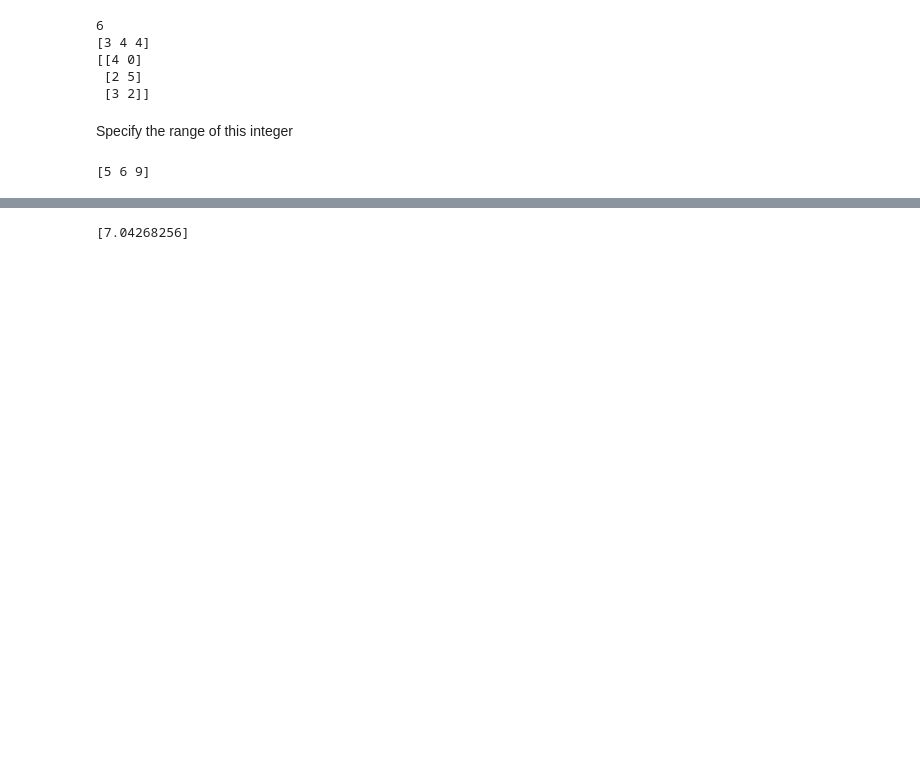
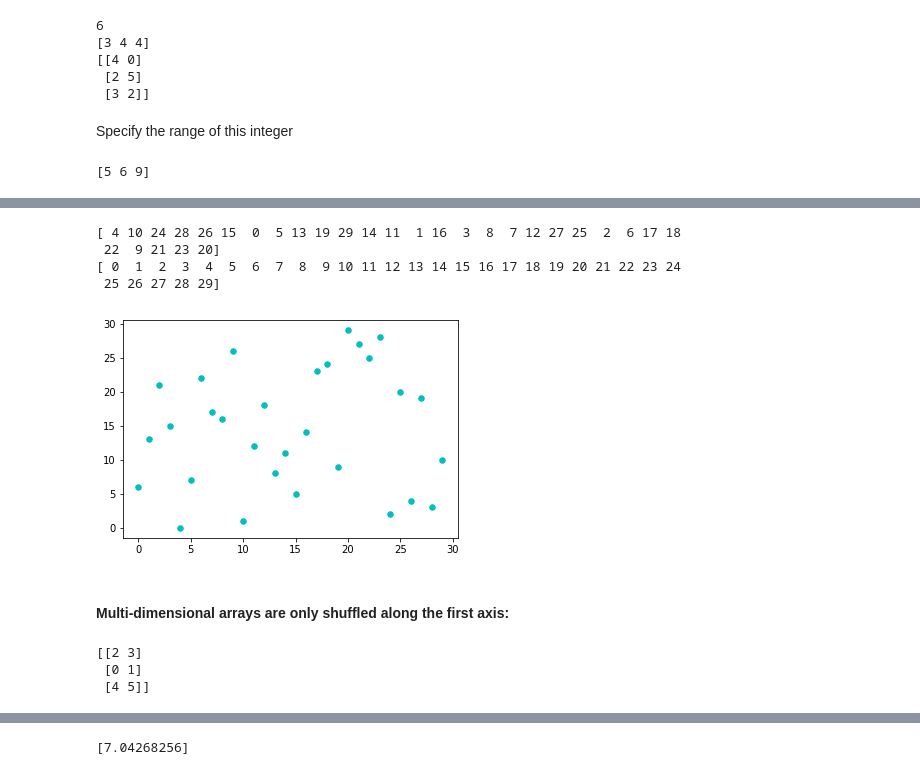
Before and after one commit to Tianle97/-Emerging-Thecnology-Project, a Jupyter notebook: numpy-random.ipynb, the cells around one changed output, grey strips where cells are left out. Cells and saved outputs as stored; diff of their text form; code cells hidden in the pictures; blank space fills up the shorter version.

```diff
--- a/numpy-random.ipynb
+++ b/numpy-random.ipynb
@@ -122,0 +210,40 @@ print(np.random.randint(low=5, high=10, size=3)) # random output 3 number,min:5,
+# %%
+# Example for single Shuffle and Shuffle scatter plot
+import numpy as np
+import matplotlib.pyplot as plt
+
+# arange set the abscissa and ordinate of all points separately
+arr_x = np.arange(30)
+arr_y = np.arange(30)
+
+# Use the method of the random.shuffle to arr_x and arr_y
+np.random.shuffle(arr_x)
+np.random.shuffle(arr_x)
+
+# Print the arr_x and arr_y
+print(arr_x)
+print(arr_y)
+
+# Make the arr_x become to abscissa and make the arr_y become to ordinate
+# Set the point's color and point's size
+plt.scatter(arr_x,arr_y,c='c',s=30)
+plt.show()
+# %% [output]
+[ 4 10 24 28 26 15  0  5 13 19 29 14 11  1 16  3  8  7 12 27 25  2  6 17 18
+ 22  9 21 23 20]
+[ 0  1  2  3  4  5  6  7  8  9 10 11 12 13 14 15 16 17 18 19 20 21 22 23 24
+ 25 26 27 28 29]
+[figure, added]
+# %% [markdown]
+#### Multi-dimensional arrays are only shuffled along the first axis:
+# %%
+import numpy as np
+
+arr = np.arange(6).reshape((3, 2))
+np.random.shuffle(arr)
+
+print(arr)
+# %% [output]
+[[2 3]
+ [0 1]
+ [4 5]]
```
Also changed, not shown: parts of 17 cells of this notebook.
